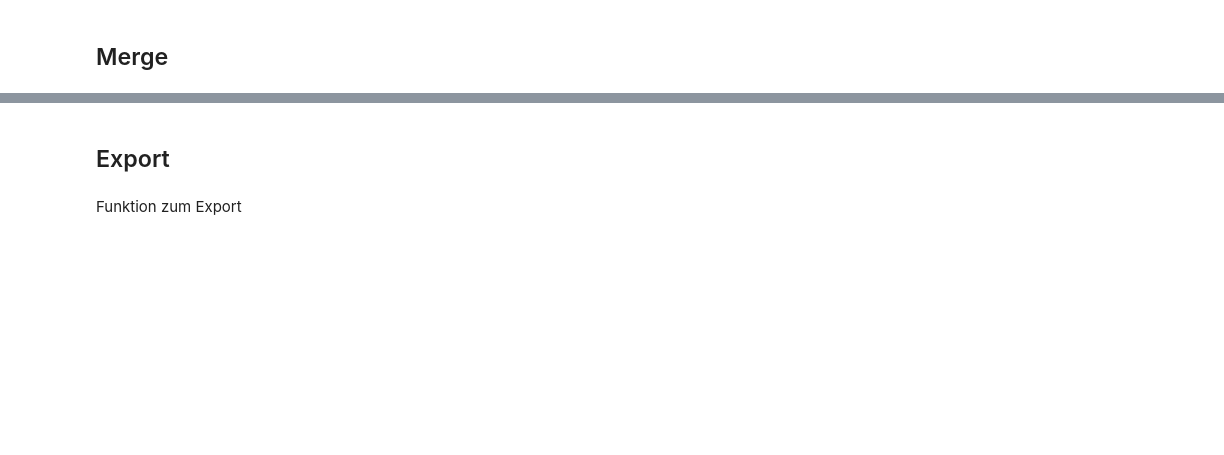
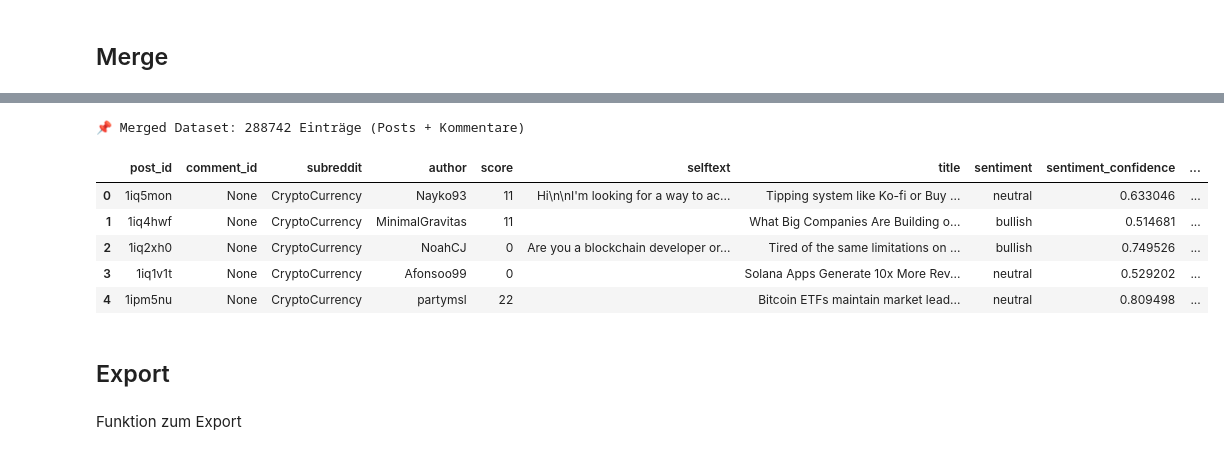
Before and after one commit to Reimser/sp3_3_studienarbeit, a Jupyter notebook: notebooks/scrape.ipynb, the cells around one changed output, grey strips where cells are left out. Drawn from its saved outputs; the diff is of its cells as text; code cells hidden in the pictures; blank space fills up the shorter version.

```diff
--- a/notebooks/scrape.ipynb
+++ b/notebooks/scrape.ipynb
@@ -421,3 +313,42 @@ df_merged = merge_reddit_data(df_posts_clean, df_comments_clean)
+# %%
+# 🔹 Einheitliche Spaltenstruktur für den Merge herstellen
+df_posts_clean["comment_id"] = None  # Posts haben keine `comment_id`
+df_comments_clean["crypto"] = None  # Kommentare haben kein `crypto`
+df_comments_clean["search_term"] = None  # Kommentare haben keinen `search_term`
+df_comments_clean["subreddit"] = None  # Kommentare haben keine `subreddit`
+df_comments_clean["title"] = None  # Kommentare haben keinen Titel
+df_comments_clean["num_comments"] = None  # Kommentare haben keine Kommentaranzahl
+
+# 🔹 `type`-Spalte für Unterscheidung hinzufügen
+df_posts_clean["type"] = "post"
+df_comments_clean["type"] = "comment"
+
+# 🔹 Gemeinsame Spalten definieren
+common_columns = [
+    "post_id", "comment_id", "subreddit", "author", "score",
+    "selftext", "title", "sentiment", "sentiment_confidence",
+    "crypto", "search_term", "date", "time", "type"
+]
+
+# 🔹 Merging der Daten (Posts + Kommentare)
+df_merged = pd.concat(
+    [df_posts_clean[common_columns], df_comments_clean[common_columns]],
+    ignore_index=True
+)
+
+# 🔍 Debugging: Überprüfung der Größe
+print(f"📌 Merged Dataset: {df_merged.shape[0]} Einträge (Posts + Kommentare)")
+
+# 🔹 Überprüfen, ob alles korrekt normalisiert wurde
+df_merged.head()
+# %% [output]
+📌 Merged Dataset: 288742 Einträge (Posts + Kommentare)
+|  | post_id | comment_id | subreddit | author | score | selftext | title | sentiment | sentiment_confidence | ... |
+| 0 | 1iq5mon | None | CryptoCurrency | Nayko93 | 11 | Hi\n\nI'm looking for a way to ac... | Tipping system like Ko-fi or Buy ... | neutral | 0.633046 | ... |
+| 1 | 1iq4hwf | None | CryptoCurrency | MinimalGravitas | 11 |  | What Big Companies Are Building o... | bullish | 0.514681 | ... |
+| 2 | 1iq2xh0 | None | CryptoCurrency | NoahCJ | 0 | Are you a blockchain developer or... | Tired of the same limitations on ... | bullish | 0.749526 | ... |
+| 3 | 1iq1v1t | None | CryptoCurrency | Afonsoo99 | 0 |  | Solana Apps Generate 10x More Rev... | neutral | 0.529202 | ... |
+| 4 | 1ipm5nu | None | CryptoCurrency | partymsl | 22 |  | Bitcoin ETFs maintain market lead... | neutral | 0.809498 | ... |
 # %% [markdown]
 ## Export
 # %%
```
Also changed, not shown: parts of 13 cells of this notebook, 1 other file.
